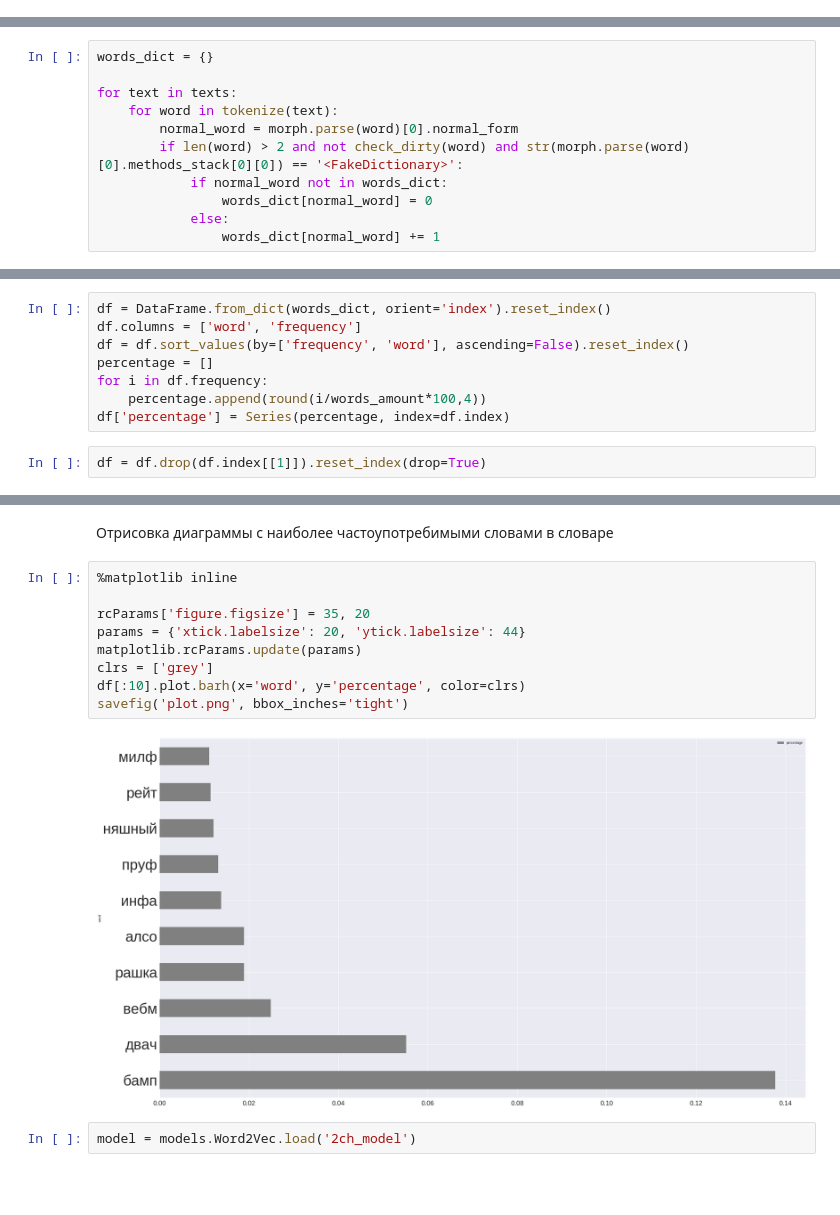
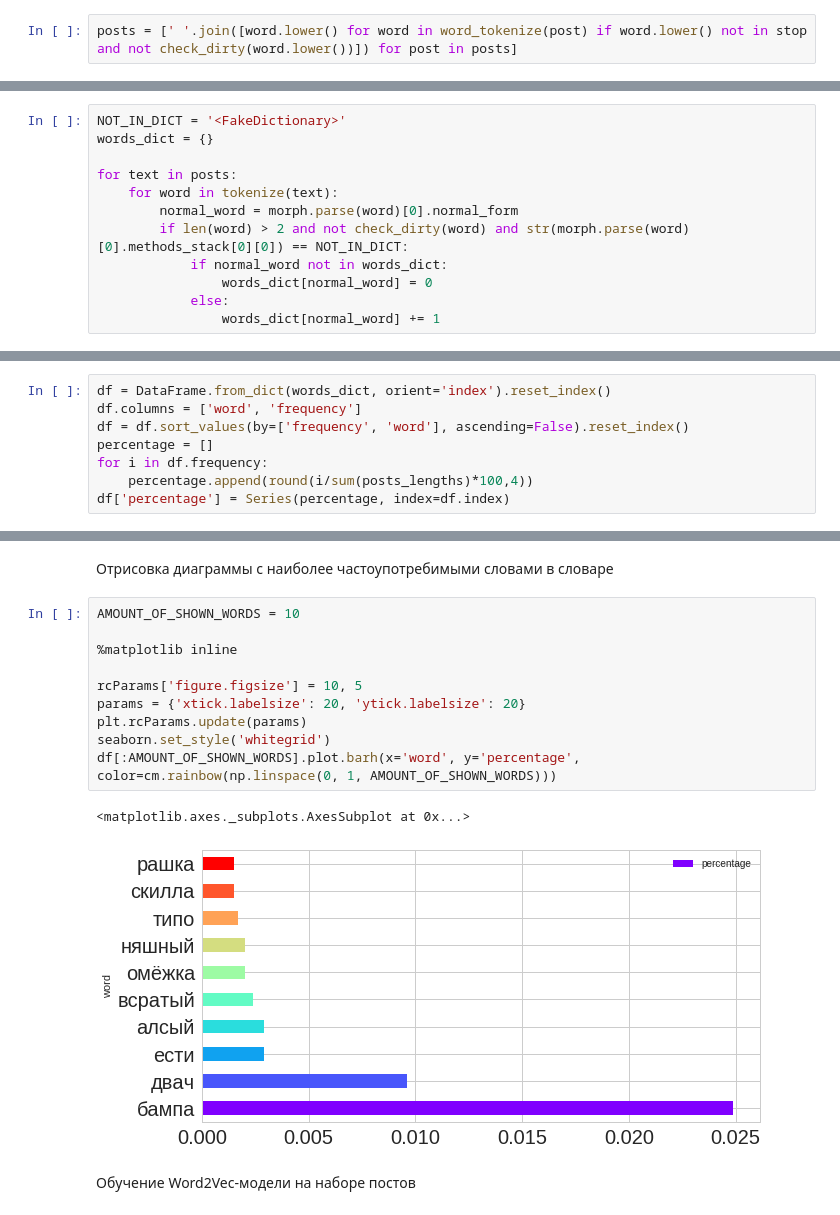
Before and after one commit to bakarov/2ch2vec, a Jupyter notebook: benchmarks_tests_stuff/analysis_of_2ch_data.ipynb, the cells around one changed output, grey strips where cells are left out. Drawn from its saved outputs; the diff is of its cells as text; blank space fills up the shorter version.

```diff
--- a/benchmarks_tests_stuff/analysis_of_2ch_data.ipynb
+++ b/benchmarks_tests_stuff/analysis_of_2ch_data.ipynb
@@ -93,0 +105,2 @@ texts = [str(text).lower() for text in texts]
+# %%
+posts = [' '.join([word.lower() for word in word_tokenize(post) if word.lower() not in stop and not check_dirty(word.lower())]) for post in posts]
@@ -94,10 +109,11 @@ texts = [str(text).lower() for text in texts]
 # %%
+NOT_IN_DICT = '<FakeDictionary>'
 words_dict = {}
 
-for text in texts:
+for text in posts:
     for word in tokenize(text):
         normal_word = morph.parse(word)[0].normal_form
-        if len(word) > 2 and not check_dirty(word) and str(morph.parse(word)[0].methods_stack[0][0]) == '<FakeDictionary>':
+        if len(word) > 2 and not check_dirty(word) and str(morph.parse(word)[0].methods_stack[0][0]) == NOT_IN_DICT:
             if normal_word not in words_dict:
                 words_dict[normal_word] = 0
             else:
@@ -115,7 +126,5 @@ df.columns = ['word', 'frequency']
 df = df.sort_values(by=['frequency', 'word'], ascending=False).reset_index()
 percentage = []
 for i in df.frequency:
-    percentage.append(round(i/words_amount*100,4))
+    percentage.append(round(i/sum(posts_lengths)*100,4))
 df['percentage'] = Series(percentage, index=df.index)
-# %%
-df = df.drop(df.index[[1]]).reset_index(drop=True)
@@ -124,15 +152,17 @@ df.to_csv('mnsk_test.csv')
 # %% [markdown]
 Отрисовка диаграммы с наиболее частоупотребимыми словами в словаре
 # %%
+AMOUNT_OF_SHOWN_WORDS = 10
+
 %matplotlib inline
 
-rcParams['figure.figsize'] = 35, 20
-params = {'xtick.labelsize': 20, 'ytick.labelsize': 44}
-matplotlib.rcParams.update(params)
-clrs = ['grey']
-df[:10].plot.barh(x='word', y='percentage', color=clrs)
-savefig('plot.png', bbox_inches='tight')
+rcParams['figure.figsize'] = 10, 5
+params = {'xtick.labelsize': 20, 'ytick.labelsize': 20}
+plt.rcParams.update(params)
+seaborn.set_style('whitegrid')
+df[:AMOUNT_OF_SHOWN_WORDS].plot.barh(x='word', y='percentage', color=cm.rainbow(np.linspace(0, 1, AMOUNT_OF_SHOWN_WORDS)))
 # %% [output]
+<matplotlib.axes._subplots.AxesSubplot at 0x...>
-[figure, old version]
+[figure, new version]
-# %%
-model = models.Word2Vec.load('2ch_model')
+# %% [markdown]
+Обучение Word2Vec-модели на наборе постов
```
Also changed, not shown: parts of 36 cells of this notebook.
